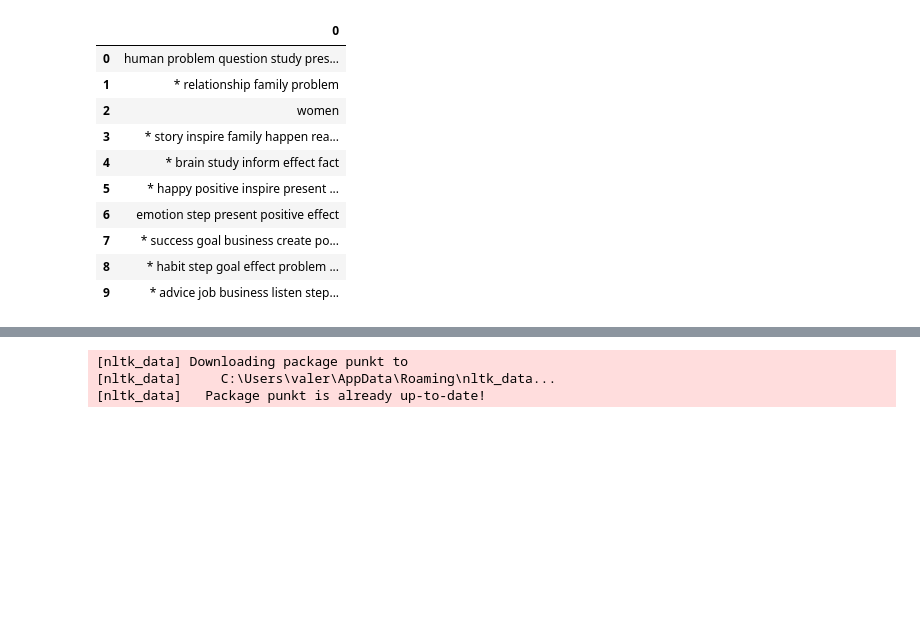
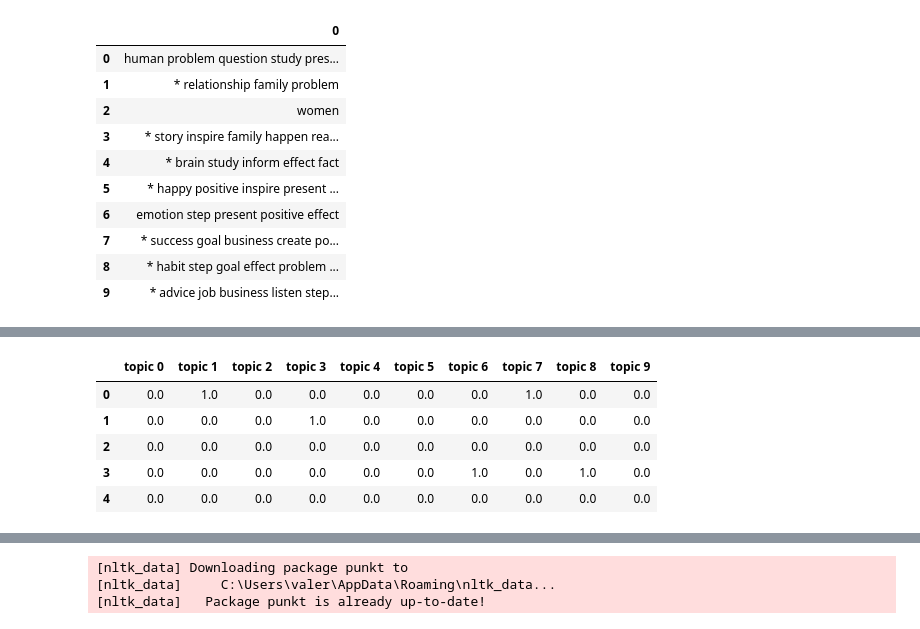
Before and after one commit to 7albertoh/insight_project, a Jupyter notebook: notebooks/validation_topic_model.ipynb, the cells around one changed output, grey strips where cells are left out. Drawn from its saved outputs; the diff is of its cells as text; code cells hidden in the pictures; blank space fills up the shorter version.

```diff
--- a/notebooks/validation_topic_model.ipynb
+++ b/notebooks/validation_topic_model.ipynb
@@ -184,0 +224,18 @@ df7[['book_title','book_description','words_to_add','topic_indices','author_num_
+# %%
+# compute new topic vectors
+new_topics_bn = []
+for stri in df_bn_2['title_description'].values:
+    new_topic_i = nmf_model.transform(tfidf_model.transform([stri]))[0]
+    for i in range(0,len(new_topic_i)):
+        new_topic_i[i] = 0 if new_topic_i[i] < cutoff_topic else 1
+    new_topics_bn.append(new_topic_i)
+# pd.DataFrame(new_topics)
+df_x_nmf_bn = pd.DataFrame(new_topics_bn,columns = ['topic '+str(i) for i in range(0,num_topics)])
+df_x_nmf_bn.head()
+# %% [output]
+|  | topic 0 | topic 1 | topic 2 | topic 3 | topic 4 | topic 5 | topic 6 | topic 7 | topic 8 | topic 9 |
+| 0 | 0.0 | 1.0 | 0.0 | 0.0 | 0.0 | 0.0 | 0.0 | 1.0 | 0.0 | 0.0 |
+| 1 | 0.0 | 0.0 | 0.0 | 1.0 | 0.0 | 0.0 | 0.0 | 0.0 | 0.0 | 0.0 |
+| 2 | 0.0 | 0.0 | 0.0 | 0.0 | 0.0 | 0.0 | 0.0 | 0.0 | 0.0 | 0.0 |
+| 3 | 0.0 | 0.0 | 0.0 | 0.0 | 0.0 | 0.0 | 1.0 | 0.0 | 1.0 | 0.0 |
+| 4 | 0.0 | 0.0 | 0.0 | 0.0 | 0.0 | 0.0 | 0.0 | 0.0 | 0.0 | 0.0 |
```
Also changed, not shown: parts of 7 cells of this notebook, 1 other file.
